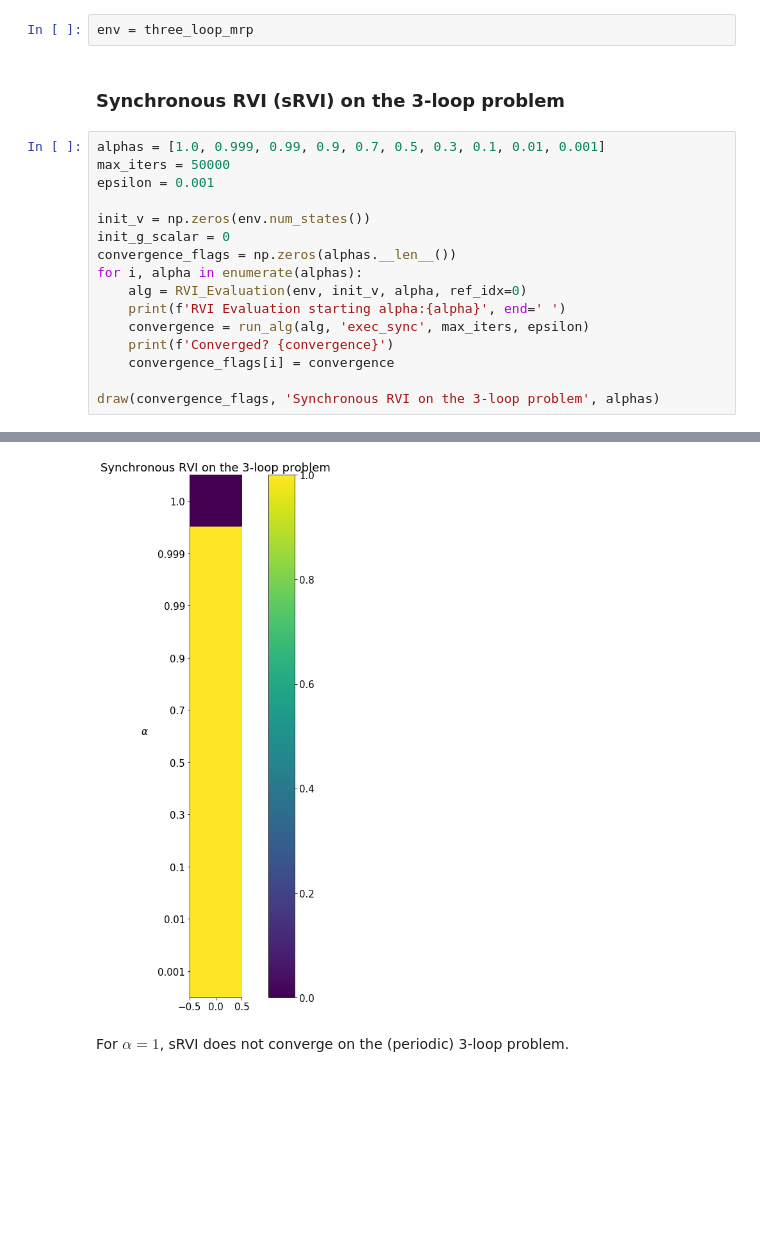
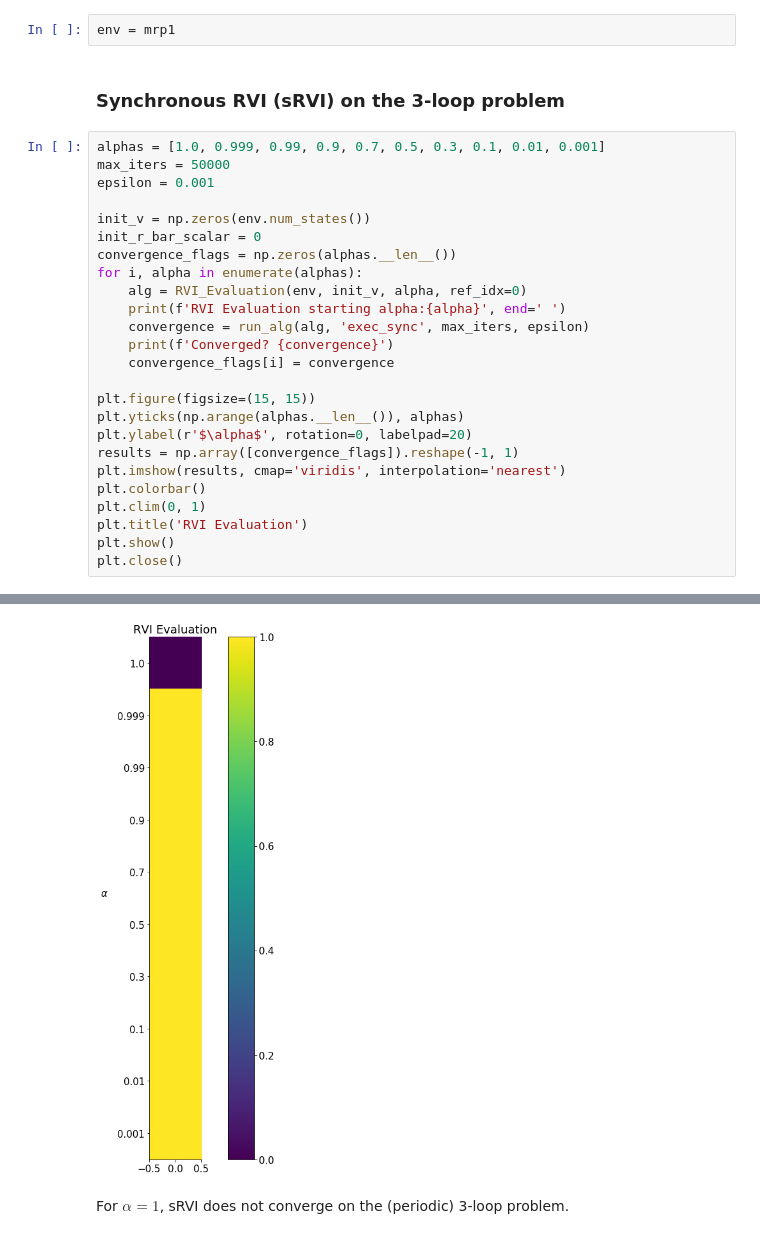
Before and after one commit to btanner/differential-value-iteration, a Jupyter notebook: experiments.ipynb, the cells around one changed output, grey strips where cells are left out. Cells and saved outputs as stored; diff of their text form; blank space fills up the shorter version.

```diff
--- a/experiments.ipynb
+++ b/experiments.ipynb
@@ -16,37 +16,46 @@ from src.differential_value_iteration.utils import run_alg, draw
 The autoreload extension is already loaded. To reload it, use:
   %reload_ext autoreload
 # %%
-env = three_loop_mrp
+env = mrp1
 # %% [markdown]
 ### Synchronous RVI (sRVI) on the 3-loop problem
 # %%
 alphas = [1.0, 0.999, 0.99, 0.9, 0.7, 0.5, 0.3, 0.1, 0.01, 0.001]
 max_iters = 50000
 epsilon = 0.001
 
 init_v = np.zeros(env.num_states())
-init_g_scalar = 0
+init_r_bar_scalar = 0
 convergence_flags = np.zeros(alphas.__len__())
 for i, alpha in enumerate(alphas):
     alg = RVI_Evaluation(env, init_v, alpha, ref_idx=0)
     print(f'RVI Evaluation starting alpha:{alpha}', end=' ')
     convergence = run_alg(alg, 'exec_sync', max_iters, epsilon)
     print(f'Converged? {convergence}')
     convergence_flags[i] = convergence
 
-draw(convergence_flags, 'Synchronous RVI on the 3-loop problem', alphas)
+plt.figure(figsize=(15, 15))
+plt.yticks(np.arange(alphas.__len__()), alphas)
+plt.ylabel(r'$\alpha$', rotation=0, labelpad=20)
+results = np.array([convergence_flags]).reshape(-1, 1)
+plt.imshow(results, cmap='viridis', interpolation='nearest')
+plt.colorbar()
+plt.clim(0, 1)
+plt.title('RVI Evaluation')
+plt.show()
+plt.close()
 # %% [output]
 RVI Evaluation starting alpha:1.0 Converged? False
 RVI Evaluation starting alpha:0.999 Converged? True
 RVI Evaluation starting alpha:0.99 Converged? True
 RVI Evaluation starting alpha:0.9 Converged? True
 RVI Evaluation starting alpha:0.7 Converged? True
 RVI Evaluation starting alpha:0.5 Converged? True
 RVI Evaluation starting alpha:0.3 Converged? True
 RVI Evaluation starting alpha:0.1 Converged? True
 RVI Evaluation starting alpha:0.01 Converged? True
 RVI Evaluation starting alpha:0.001 Converged? True
-[figure, old version]
+[figure, new version]
 # %% [markdown]
 For $\alpha=1$, sRVI does not converge on the (periodic) 3-loop problem.
 # %% [markdown]
```
Also changed, not shown: parts of 4 cells of this notebook, 50 other files.
